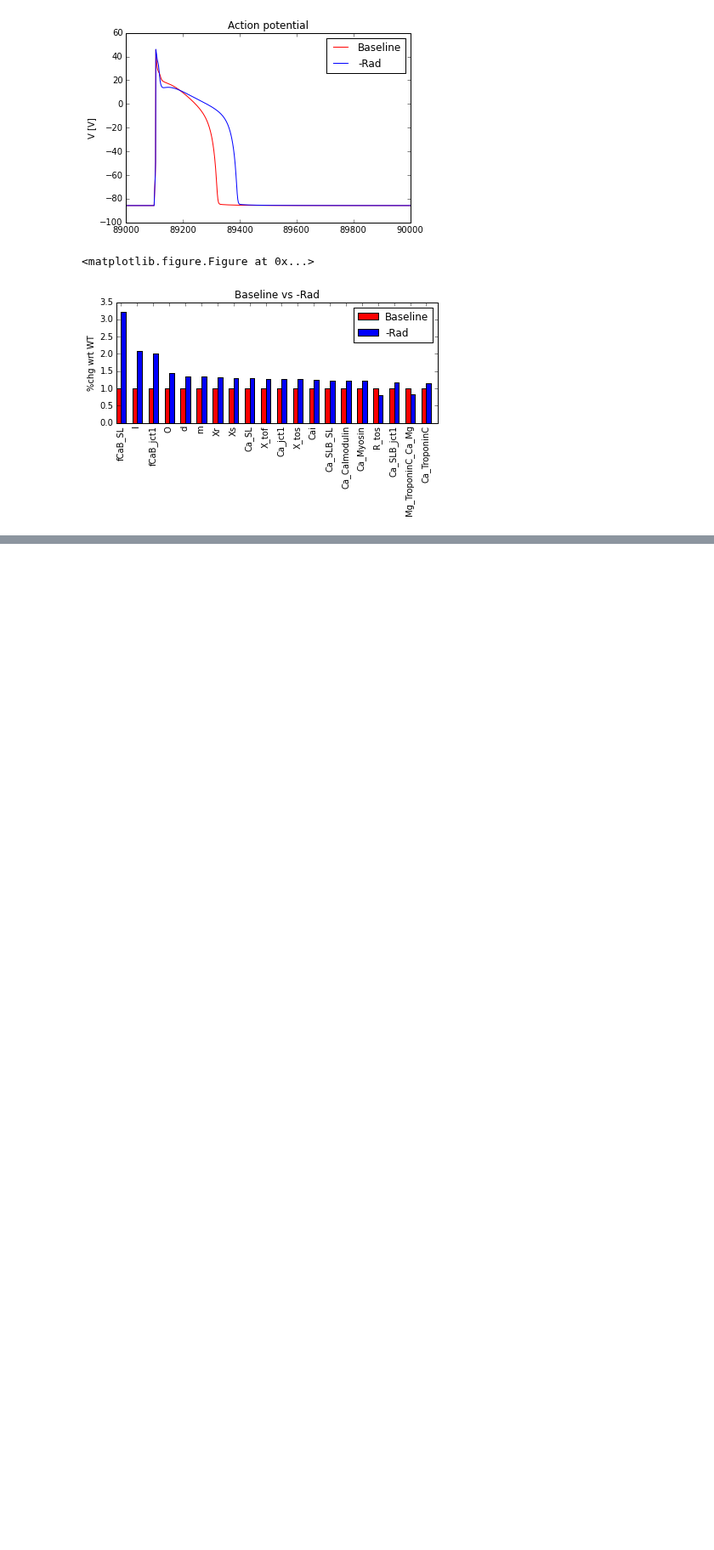
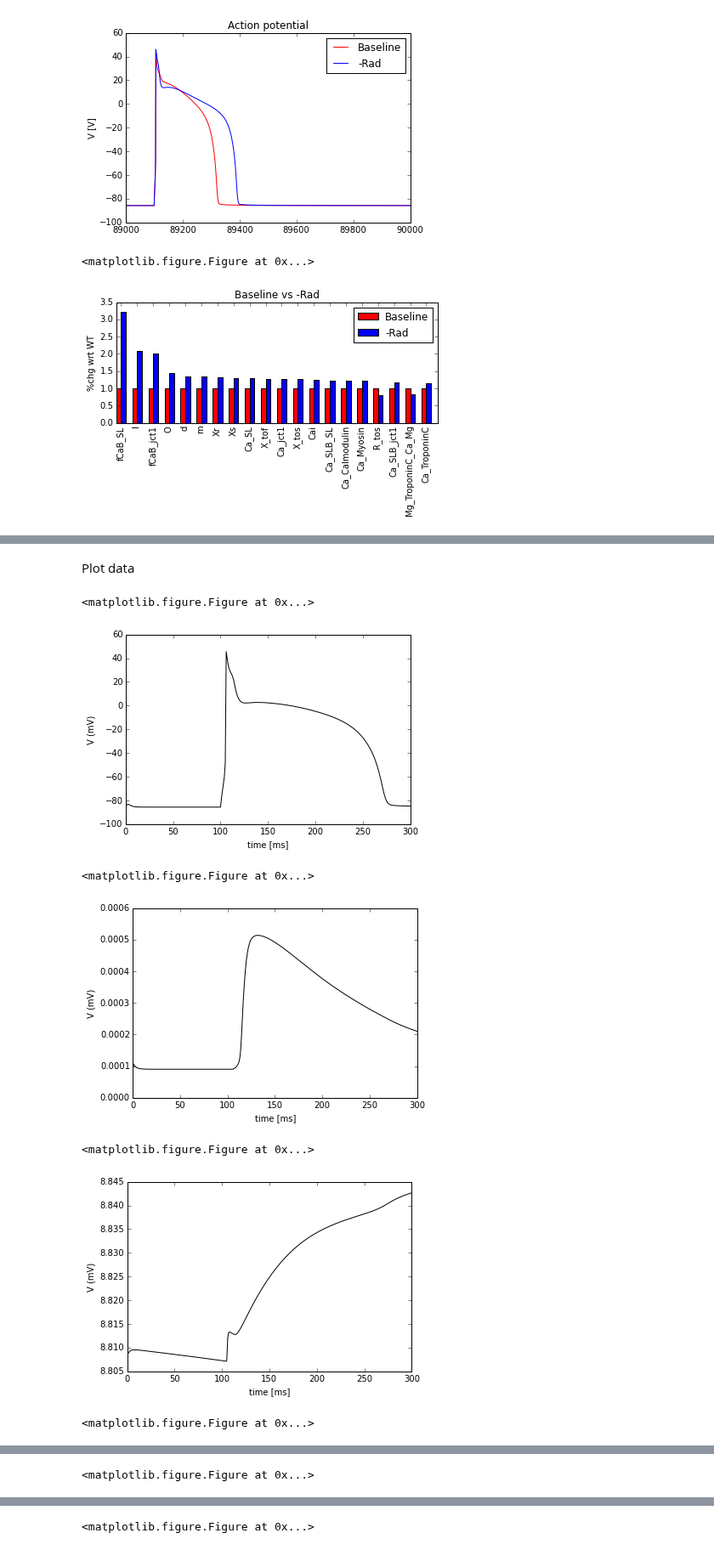
Before and after one commit to huskeypm/wholecell, a Jupyter notebook: AHA.ipynb, the cells around one changed output, grey strips where cells are left out. Shown at 85% size. Cells and saved outputs as stored; diff of their text form; code cells hidden in the pictures; blank space fills up the shorter version.

Commit message:
Made revisions to support more plotting options using JIT-generated runs

```diff
--- a/AHA.ipynb
+++ b/AHA.ipynb
@@ -173,0 +186,18 @@ SHOULD BE ABLE TO SURMISE THIS DIRECTLY FROM NEW PICKLE FILES
+# %% [markdown]
+Plot data
+# %%
+states = ["V", "Cai", "Nai"]
+for i,state in enumerate(states):
+    ao.PlotPickleData(data,idxName=state)
+
+fluxes = ["i_Na", "i_tof", "i_Kr"]
+for i,flux in enumerate(fluxes):
+    ao.PlotPickleData(data,idxName=flux,label1="%s [A/F]"%flux)
+# %% [output]
+<matplotlib.figure.Figure at 0x...>
+[figure, added]
+<matplotlib.figure.Figure at 0x...>
+[figure, added]
+<matplotlib.figure.Figure at 0x...>
+[figure, added]
+<matplotlib.figure.Figure at 0x...>
@@ -173,0 +205 @@ SHOULD BE ABLE TO SURMISE THIS DIRECTLY FROM NEW PICKLE FILES
+<matplotlib.figure.Figure at 0x...>
@@ -173,0 +207 @@ SHOULD BE ABLE TO SURMISE THIS DIRECTLY FROM NEW PICKLE FILES
+<matplotlib.figure.Figure at 0x...>
```
Also changed, not shown: parts of 6 cells of this notebook, 3 other files.
